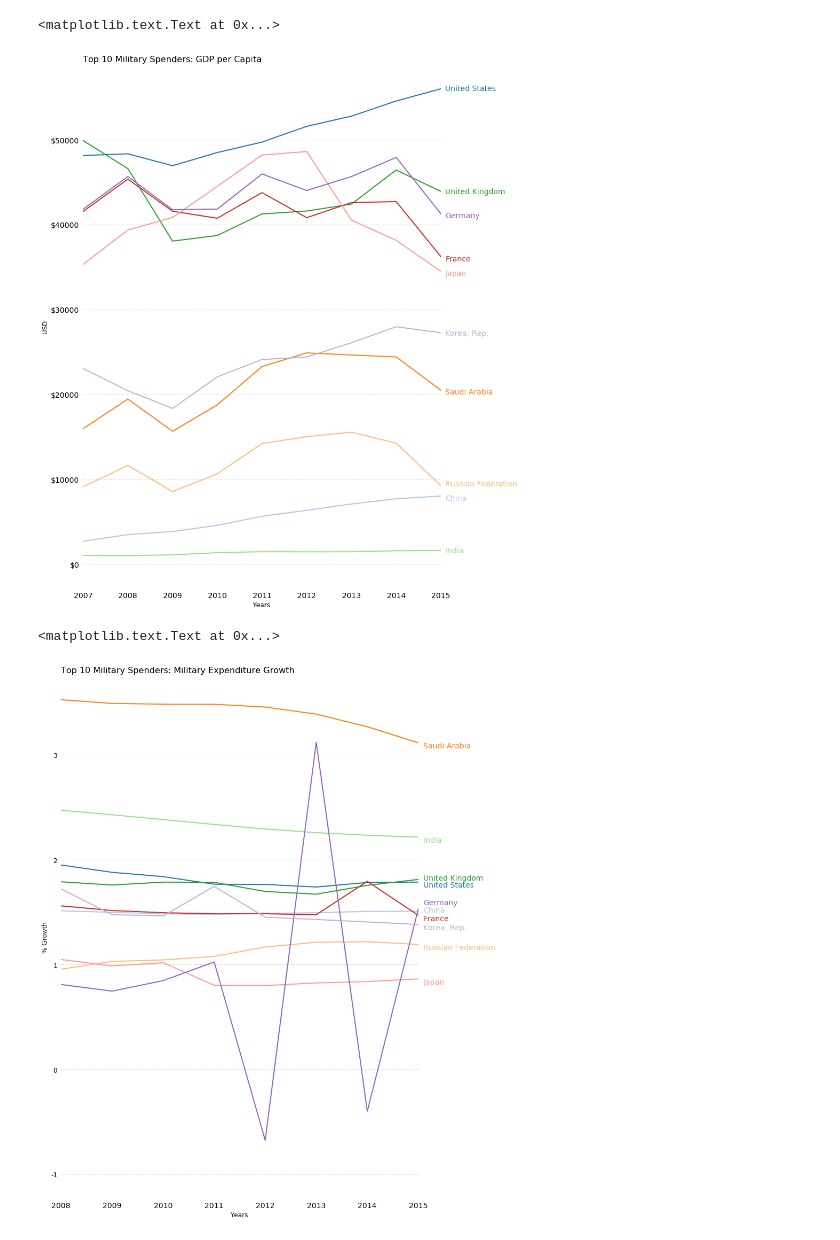
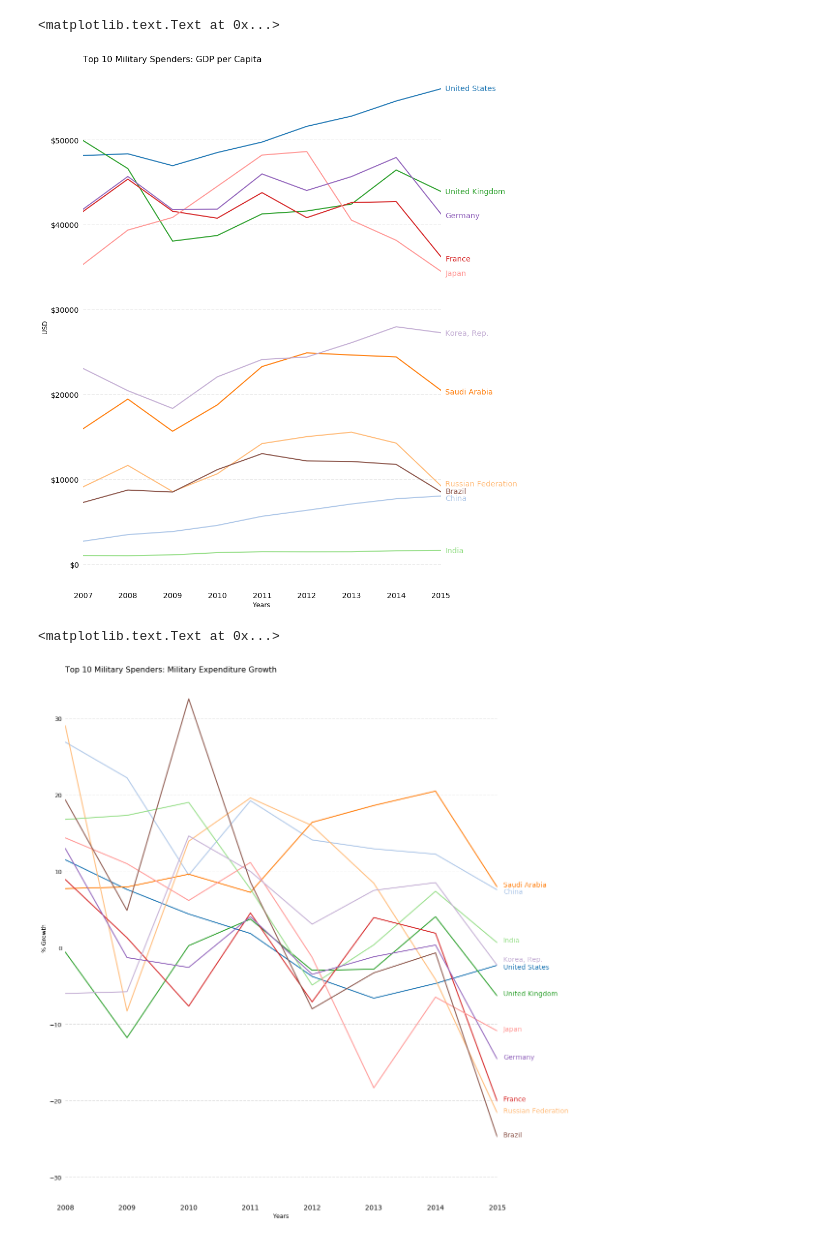
Before and after one commit to maxgrossman/minemilitaries, a Jupyter notebook: minemilitaries.ipynb, the cells around one changed output. Drawn from its saved outputs; the diff is of its cells as text; code cells hidden in the pictures.

Commit message:
added nominal expenditure plot, less usa

```diff
--- a/minemilitaries.ipynb
+++ b/minemilitaries.ipynb
@@ -35,7 +35,7 @@ else:
 
 
 # 1. read in data from /mili_data folder
-militarySpending = pd.read_csv("mili_data/militarySpending.csv",delimiter='\t')
+militarySpending = pd.read_csv("mili_data/militarySpending.csv")
 population = pd.read_csv ("mili_data/population.csv")
 gdpUSD = pd.read_csv('mili_data/gdp_usd.csv')
 # %%
@@ -89,10 +89,10 @@ for i in range(0,len(miliDataList)):
     #make sure all dataframes have values of type float
     miliDataList[i] = miliDataList[i].astype(float)
 
-    #make militarySpending dataframe in billions denomination, also grab top 10 military spenders in 2015
+    #make militarySpending dataframe in billions denomination, also grab top 15 military spenders in 2015
     if(i==0):
         miliDataList[i] = miliDataList[i] * 1000000
-        top15mili = miliDataList[0].sort_values('2015',ascending=False)[0:10].index.values.tolist()
+        top15mili = miliDataList[0].sort_values('2015',ascending=False)[0:11].index.values.tolist()
 
     #subset dataframes to include only top 15 military spenders and years 2007 to 2015
     miliDataList[i] = miliDataList[i].loc[top15mili,"2007":'2015']
@@ -369,7 +369,7 @@ pp.title('Top 10 Military Spenders: GDP per Capita',
          fontsize=16,loc='left')
 # %% [output]
 <matplotlib.text.Text at 0x...>
-[figure, old version]
+[figure, new version]
 # %%
 # Generate, then plot, year of year growth in military spending from 08 to 2015
 
@@ -384,7 +384,7 @@ for i in range(2007,2016):
     # when year not 2007, get growth rate for each country as a dataframe and append to perMiliGrowth
     if i > 2007:
         # get current year's year over year growth rate
-        growthDF = (miliDataList[1][str(i)]-miliDataList[1][str(i-1)])/miliDataList[1][str(i-1)]
+        growthDF = ((miliDataList[0][str(i)]-miliDataList[0][str(i-1)])/(miliDataList[0][str(i-1)]))*100
         # save it to perMiliGrowoth
         perMiliGrowth.append(pd.DataFrame(growthDF, columns=[i]))
 
@@ -394,7 +394,7 @@ perMiliGrowth = pd.concat(perMiliGrowth,axis=1)
 # plot year over year growth from 2008 to 2015
 
 # set figure size then get axis object
-pp.figure(figsize=(12,18))
+pp.figure(figsize=(16,20))
 ax = pp.subplot(111)
 # remove outer lines of plot
 ax.spines["top"].set_visible(False)
@@ -406,46 +406,39 @@ ax.get_xaxis().tick_bottom()
 ax.get_yaxis().tick_left()
 # set x limit to years 2008-2015
 pp.xlim(2008,2015)
-ax.yaxis.set_major_formatter(mtick.FixedFormatter([-2,-1,0,1,2,3]))
 pp.xticks(fontsize=14)
 pp.yticks(fontsize=12)
 # plot dashed lines at height equal to ticks on y axis
-for y in  [y * 0.01 for y in range(-2,3,1)]:
+for y in  [y for y in range(-30,40,10)]:
     pp.plot(range(2008, 2016), [y] * len(range(2008, 2016)), "--", lw=0.5, color="black", alpha=0.3)
 # get rid of ticks, leaving only the labels
 pp.tick_params(axis="both", which="both", bottom="off", top="off",
                 labelbottom="on", left="off", right="off", labelleft="on")
 
 for i in range(0,len(perMiliGrowth.index.values.tolist())):
     # Select country matching ith element in index list
     country = perMiliGrowth.index.values.tolist()[i]
 
     # Plot each line separately with its own color, using the Tableau 20 color set in order.
     pp.plot(perMiliGrowth.loc[country],
            lw=2,color=tableau20[i])
 
     # Set y position of label to value of 2015 milispending
     y_pos = perMiliGrowth.loc[country,2015]
 
-    if country == 'Brazil':
-        y_pos += 0.0002
-    elif country == 'United Kingdom':
-        y_pos -= 0.00005
+    if country == 'China':
+        y_pos -= .5
     elif country == 'United States':
-        y_pos -= 0.0005
-    elif country == 'Germany':
-        y_pos += 0.0004
-    elif country == 'China':
-        y_pos -= 0.00008
-    elif country == 'France' or 'Korea, Rep.':
-        y_pos -= 0.0005
+        y_pos -= .5
+    elif country == 'Korea, Rep.':
+        y_pos += 0.5
 
     pp.text(2015.1,y_pos,country,fontsize=14,color=tableau20[i])
 
 pp.ylabel('% Growth',size=12)
 pp.xlabel('Years', size=12)
 pp.title('Top 10 Military Spenders: Military Expenditure Growth',
          fontsize=16,loc='left')
 # %% [output]
 <matplotlib.text.Text at 0x...>
-[figure, old version]
+[figure, new version]
```
Also changed, not shown: parts of 5 cells of this notebook, 1 other file.
